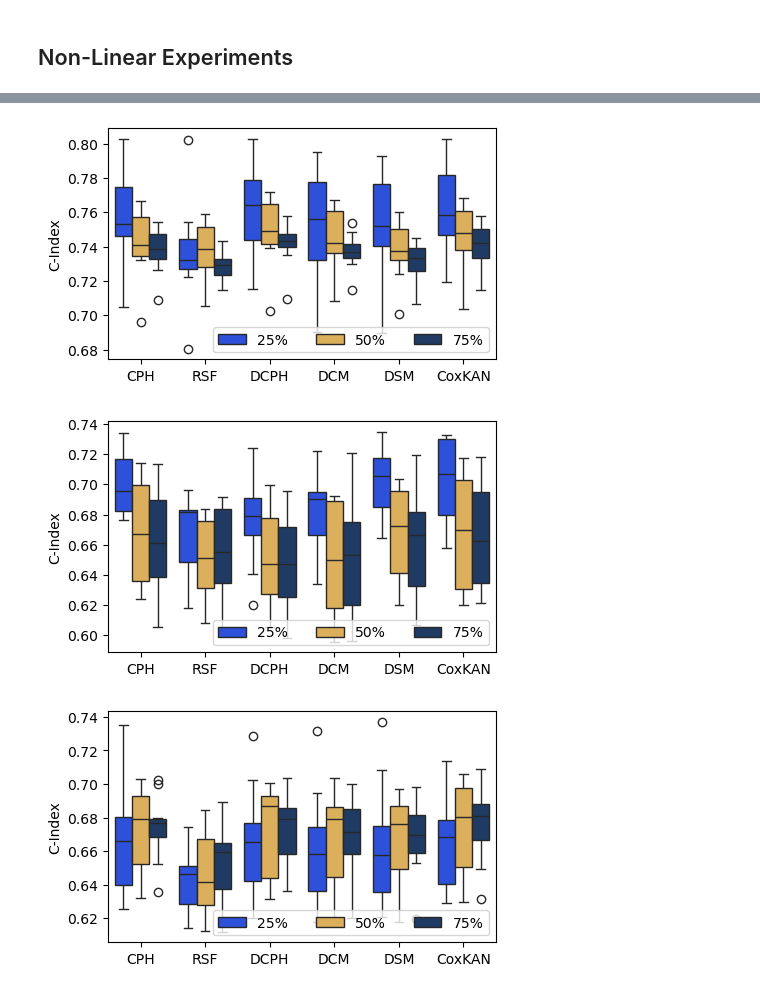
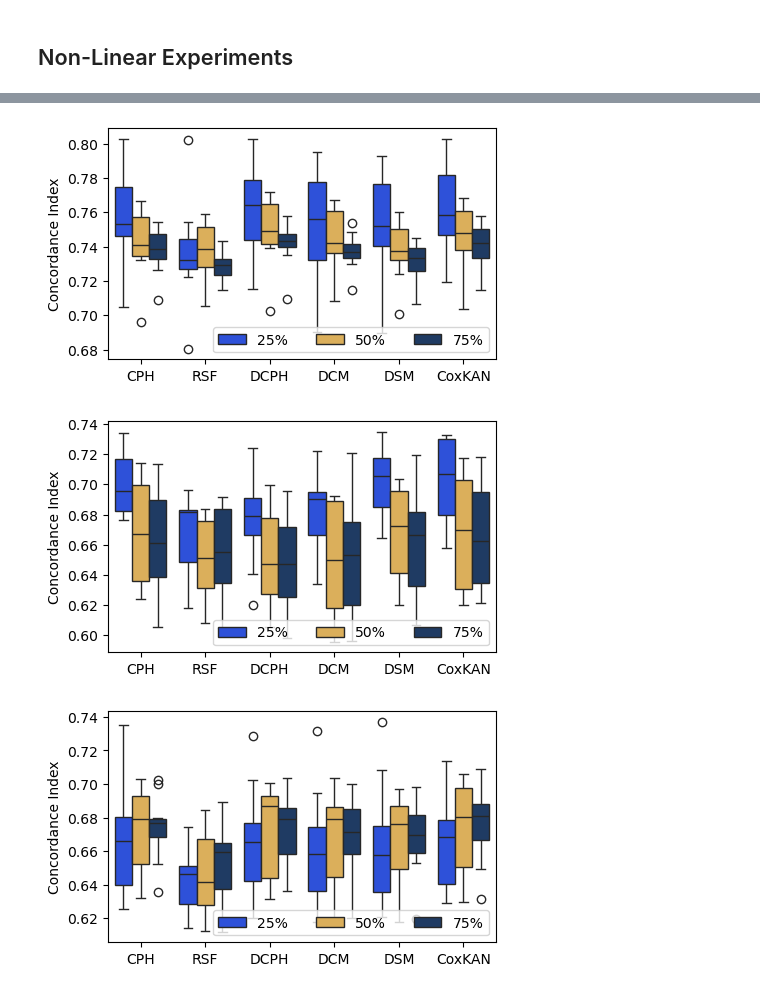
Before and after one commit to jiaxiang-cheng/CoxKAN, a Jupyter notebook: notebook/Summary.ipynb, the cells around one changed output, grey strips where cells are left out. Drawn from its saved outputs; the diff is of its cells as text; code cells hidden in the pictures.

```diff
--- a/notebook/Summary.ipynb
+++ b/notebook/Summary.ipynb
@@ -11,6 +11,8 @@ import matplotlib as mpl
 mpl.style.use('default')
 
 from api.color_scheme import *
+
+save_plot = False
 # %%
 res_files = [f for f in listdir('../results/') if isfile(join('../results/', f))]
 # %%
@@ -105,30 +113,39 @@ plt.show()
 # %%
 _ = plt.figure(figsize=(5,3))
 sns.boxplot(df_summary.loc[df_summary.data=='TRACE'], x='model', y='C-Index', hue='Quantile',
             order=['CPH', 'RSF', 'DCPH', 'DCM', 'DSM', 'CoxKAN'], palette=box_pal)
 plt.xlabel(None)
 plt.legend(loc="lower right", ncol=3)
+plt.ylabel('Concordance Index')
+if save_plot:
+    plt.savefig('../fig/ci_trace.png', bbox_inches='tight', dpi=500, transparent=True)
 plt.show()
 # %% [output]
-[figure, old version]
+[figure, new version]
 # %%
 _ = plt.figure(figsize=(5,3))
 sns.boxplot(df_summary.loc[df_summary.data=='colon'], x='model', y='C-Index', hue='Quantile',
             order=['CPH', 'RSF', 'DCPH', 'DCM', 'DSM', 'CoxKAN'], palette=box_pal)
 plt.xlabel(None)
 plt.legend(loc="lower right", ncol=3)
+plt.ylabel('Concordance Index')
+if save_plot:
+    plt.savefig('../fig/ci_colon.png', bbox_inches='tight', dpi=500, transparent=True)
 plt.show()
 # %% [output]
-[figure, old version]
+[figure, new version]
 # %%
 _ = plt.figure(figsize=(5,3))
 sns.boxplot(df_summary.loc[df_summary.data=='rdata'], x='model', y='C-Index', hue='Quantile',
             order=['CPH', 'RSF', 'DCPH', 'DCM', 'DSM', 'CoxKAN'], palette=box_pal)
 plt.xlabel(None)
 plt.legend(loc="lower right", ncol=3)
+plt.ylabel('Concordance Index')
+if save_plot:
+    plt.savefig('../fig/ci_rdata.png', bbox_inches='tight', dpi=500, transparent=True)
 plt.show()
 # %% [output]
-[figure, old version]
+[figure, new version]
 # %%
 _ = plt.figure(figsize=(5,3))
 sns.boxplot(df_summary.loc[df_summary.data=='FRTCS'], x='model', y='C-Index', hue='Quantile',
```
Also changed, not shown: parts of 22 cells of this notebook, 15 other files.
